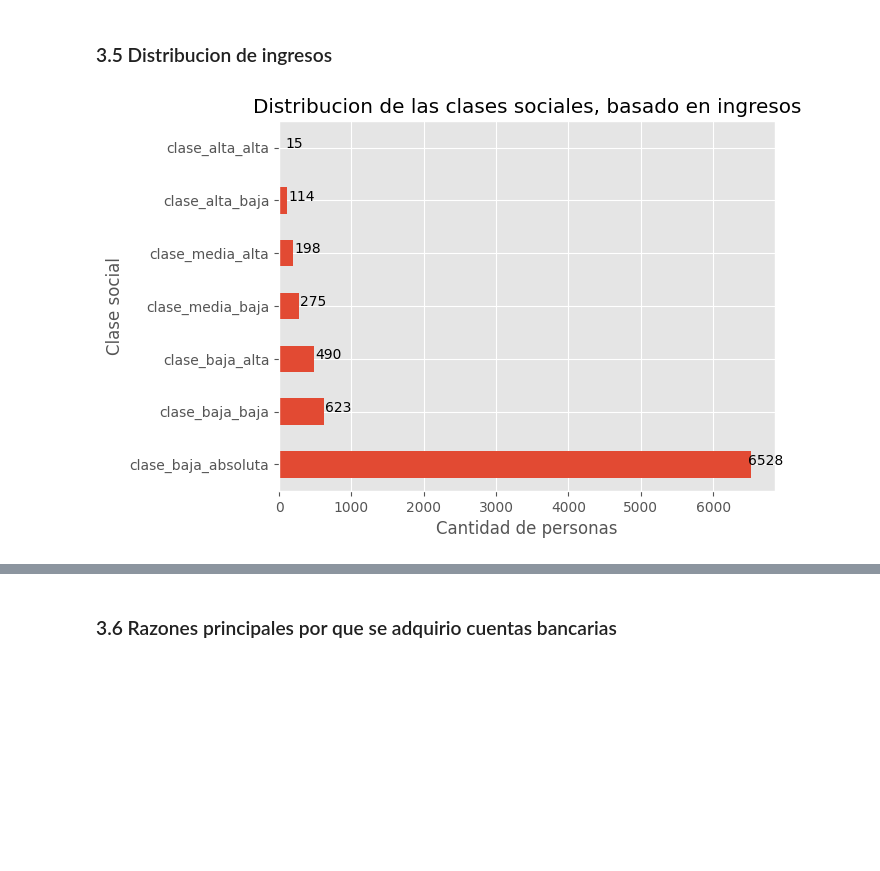
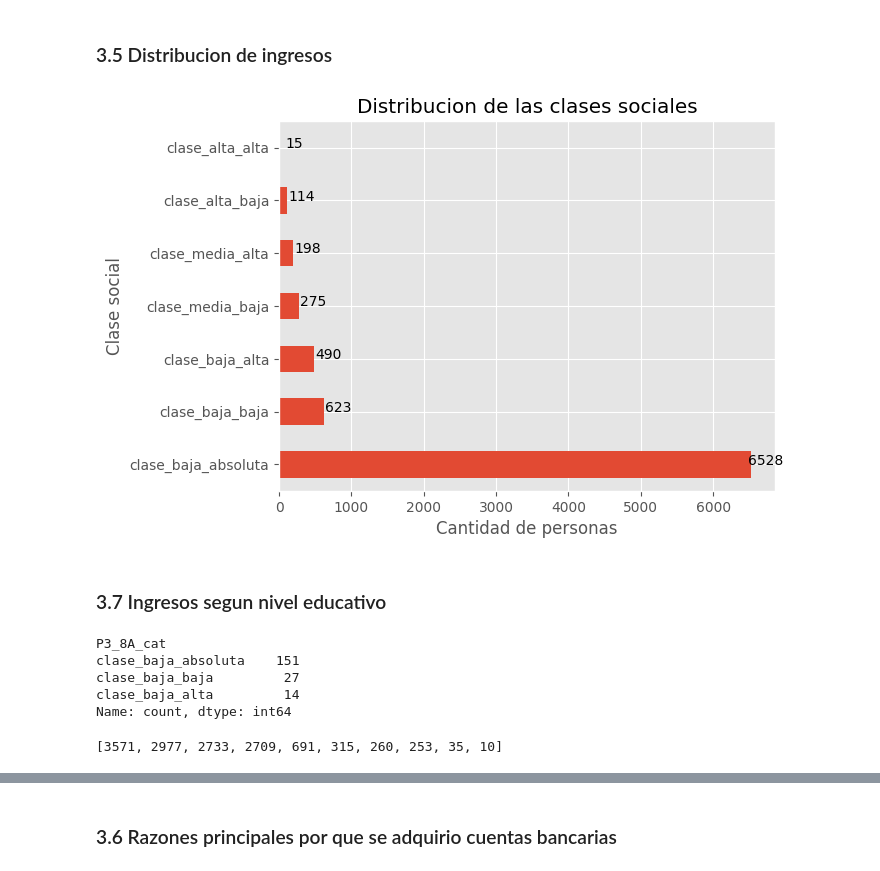
Before and after one commit to luiscarp/Analisis_ENIF, a Jupyter notebook: ENIF.ipynb, the cells around one changed output, grey strips where cells are left out. Drawn from its saved outputs; the diff is of its cells as text; code cells hidden in the pictures; blank space fills up the shorter version.

```diff
--- a/ENIF.ipynb
+++ b/ENIF.ipynb
@@ -643,12 +643,26 @@ plt.show()
 # %%
 tmodulo["df"]["P3_8A_cat"].value_counts().plot(kind='barh')
 conteoingresos = tmodulo["df"]["P3_8A_cat"].value_counts()
 for i, v in enumerate(conteoingresos):
     plt.text(v + 200, i, str(v), ha='center')
 plt.ylabel("Clase social")
 plt.xlabel("Cantidad de personas")
-plt.title("Distribucion de las clases sociales, basado en ingresos")
+plt.title("Distribucion de las clases sociales")
 
 plt.show()
 # %% [output]
-[figure, old version]
+[figure, new version]
+# %% [markdown]
+### 3.7 Ingresos segun nivel educativo
+# %%
+tmodulo["df"].groupby(['P3_1_1'])["P3_8A_cat"].value_counts()["Estudios técnicos con preparatoria terminada"][:3]
+# %% [output]
+P3_8A_cat
+clase_baja_absoluta    151
+clase_baja_baja         27
+clase_baja_alta         14
+Name: count, dtype: int64
+# %%
+categories = [category for category in tmodulo["df"]["P3_1_1"].value_counts().index]
+# %% [output]
+[3571, 2977, 2733, 2709, 691, 315, 260, 253, 35, 10]
```
Also changed, not shown: parts of 5 cells of this notebook.
